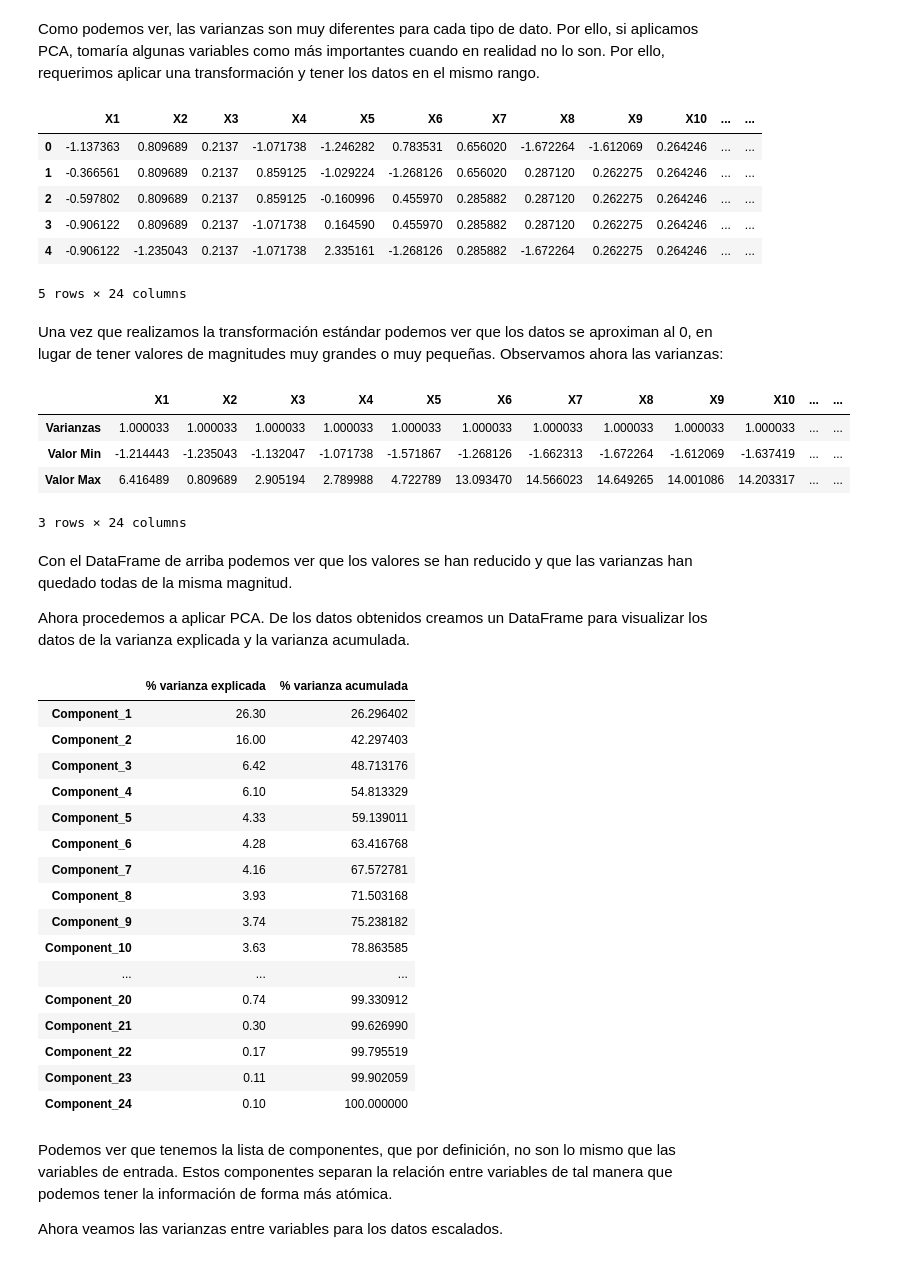
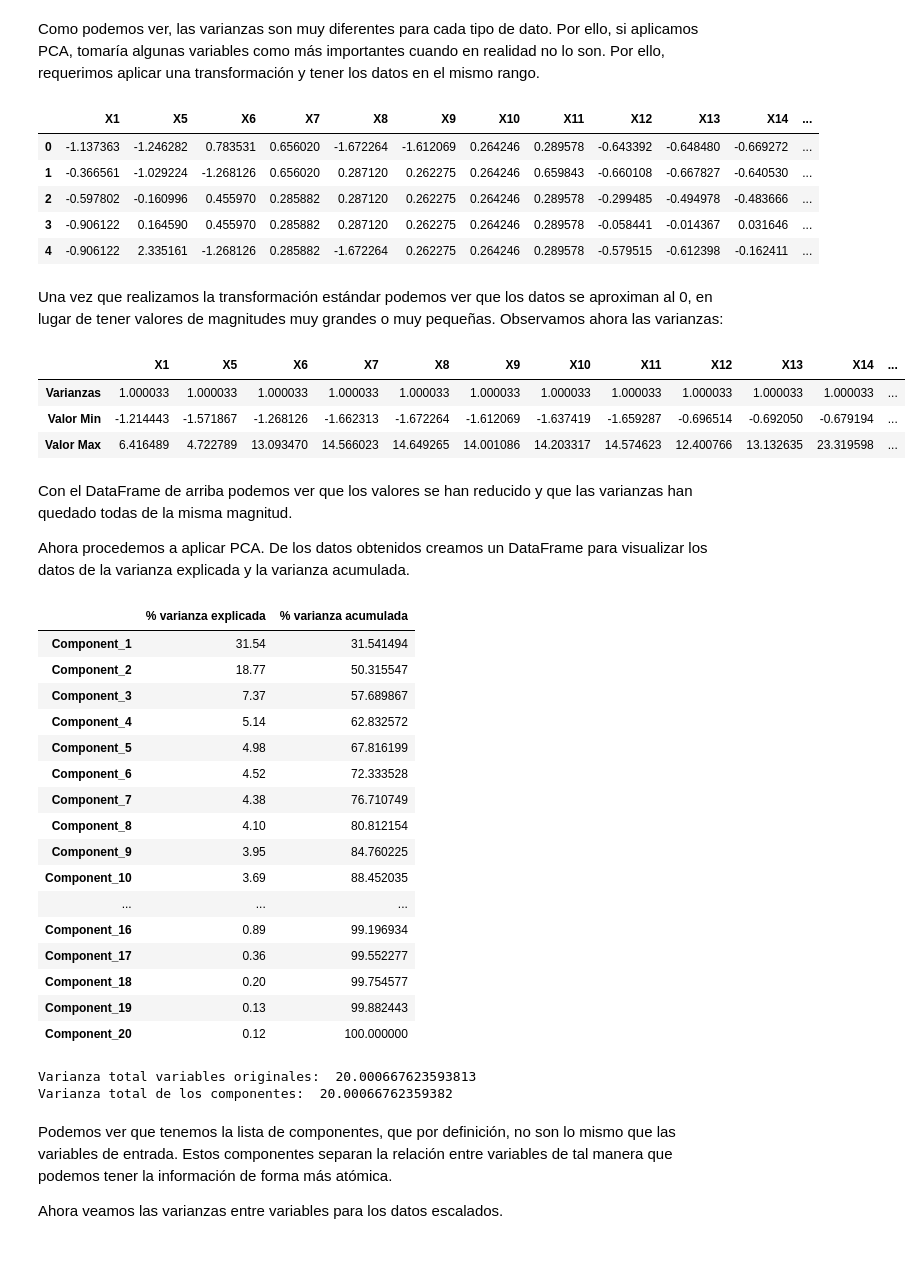
Before and after one commit to PosgradoMNA/actividades-del-projecto-equipo70, a Jupyter notebook: Semana4_5to11Oct/Módulo3_ActividadSemana4.ipynb, the cells around one changed output. Drawn from its saved outputs; the diff is of its cells as text; code cells hidden in the pictures.

```diff
--- a/Semana4_5to11Oct/Módulo3_ActividadSemana4.ipynb
+++ b/Semana4_5to11Oct/Módulo3_ActividadSemana4.ipynb
@@ -85,0 +90,3 @@ memory usage: 5.7 MB
+# %%
+df = df.drop(['X2', 'X3', 'X4', 'Y'], axis=1)
+df
@@ -126,30 +147,28 @@ scaled = scaler.fit_transform(df)
 scaled_df = pd.DataFrame(scaled, columns=df.columns)
 scaled_df.head()
 # %% [output]
-|  | X1 | X2 | X3 | X4 | X5 | X6 | X7 | X8 | X9 | X10 | ... | ... |
-| 0 | -1.137363 | 0.809689 | 0.2137 | -1.071738 | -1.246282 | 0.783531 | 0.656020 | -1.672264 | -1.612069 | 0.264246 | ... | ... |
-| 1 | -0.366561 | 0.809689 | 0.2137 | 0.859125 | -1.029224 | -1.268126 | 0.656020 | 0.287120 | 0.262275 | 0.264246 | ... | ... |
-| 2 | -0.597802 | 0.809689 | 0.2137 | 0.859125 | -0.160996 | 0.455970 | 0.285882 | 0.287120 | 0.262275 | 0.264246 | ... | ... |
-| 3 | -0.906122 | 0.809689 | 0.2137 | -1.071738 | 0.164590 | 0.455970 | 0.285882 | 0.287120 | 0.262275 | 0.264246 | ... | ... |
-| 4 | -0.906122 | -1.235043 | 0.2137 | -1.071738 | 2.335161 | -1.268126 | 0.285882 | -1.672264 | 0.262275 | 0.264246 | ... | ... |
+|  | X1 | X5 | X6 | X7 | X8 | X9 | X10 | X11 | X12 | X13 | X14 | ... |
+| 0 | -1.137363 | -1.246282 | 0.783531 | 0.656020 | -1.672264 | -1.612069 | 0.264246 | 0.289578 | -0.643392 | -0.648480 | -0.669272 | ... |
+| 1 | -0.366561 | -1.029224 | -1.268126 | 0.656020 | 0.287120 | 0.262275 | 0.264246 | 0.659843 | -0.660108 | -0.667827 | -0.640530 | ... |
+| 2 | -0.597802 | -0.160996 | 0.455970 | 0.285882 | 0.287120 | 0.262275 | 0.264246 | 0.289578 | -0.299485 | -0.494978 | -0.483666 | ... |
+| 3 | -0.906122 | 0.164590 | 0.455970 | 0.285882 | 0.287120 | 0.262275 | 0.264246 | 0.289578 | -0.058441 | -0.014367 | 0.031646 | ... |
+| 4 | -0.906122 | 2.335161 | -1.268126 | 0.285882 | -1.672264 | 0.262275 | 0.264246 | 0.289578 | -0.579515 | -0.612398 | -0.162411 | ... |
-5 rows × 24 columns
 # %% [markdown]
 Una vez que realizamos la transformación estándar podemos ver que los datos se aproximan al 0, en lugar de tener valores de magnitudes muy grandes o muy pequeñas. Observamos ahora las varianzas:
 # %%
 summary = {
-"Varianzas": scaled_df[df.columns.values].var()[0:25],
-"Valor Min": scaled_df[df.columns.values].min()[0:25],
-"Valor Max": scaled_df[df.columns.values].max()[0:25]
+"Varianzas": scaled_df[df.columns.values].var()[0:20],
+"Valor Min": scaled_df[df.columns.values].min()[0:20],
+"Valor Max": scaled_df[df.columns.values].max()[0:20]
 }
 
 # Podemos ver como DataFrame las varianzas
 pd.DataFrame(summary, index = df.columns.values).transpose()
 # %% [output]
-|  | X1 | X2 | X3 | X4 | X5 | X6 | X7 | X8 | X9 | X10 | ... | ... |
-| Varianzas | 1.000033 | 1.000033 | 1.000033 | 1.000033 | 1.000033 | 1.000033 | 1.000033 | 1.000033 | 1.000033 | 1.000033 | ... | ... |
-| Valor Min | -1.214443 | -1.235043 | -1.132047 | -1.071738 | -1.571867 | -1.268126 | -1.662313 | -1.672264 | -1.612069 | -1.637419 | ... | ... |
-| Valor Max | 6.416489 | 0.809689 | 2.905194 | 2.789988 | 4.722789 | 13.093470 | 14.566023 | 14.649265 | 14.001086 | 14.203317 | ... | ... |
+|  | X1 | X5 | X6 | X7 | X8 | X9 | X10 | X11 | X12 | X13 | X14 | ... |
+| Varianzas | 1.000033 | 1.000033 | 1.000033 | 1.000033 | 1.000033 | 1.000033 | 1.000033 | 1.000033 | 1.000033 | 1.000033 | 1.000033 | ... |
+| Valor Min | -1.214443 | -1.571867 | -1.268126 | -1.662313 | -1.672264 | -1.612069 | -1.637419 | -1.659287 | -0.696514 | -0.692050 | -0.679194 | ... |
+| Valor Max | 6.416489 | 4.722789 | 13.093470 | 14.566023 | 14.649265 | 14.001086 | 14.203317 | 14.574623 | 12.400766 | 13.132635 | 23.319598 | ... |
-3 rows × 24 columns
 # %% [markdown]
 Con el DataFrame de arriba podemos ver que los valores se han reducido y que las varianzas han quedado todas de la misma magnitud.
 
@@ -170,22 +189,29 @@ pcsSummary_df.index = pcs_labels
 pcsSummary_df
 # %% [output]
 |  | % varianza explicada | % varianza acumulada |
-| Component_1 | 26.30 | 26.296402 |
-| Component_2 | 16.00 | 42.297403 |
-| Component_3 | 6.42 | 48.713176 |
-| Component_4 | 6.10 | 54.813329 |
-| Component_5 | 4.33 | 59.139011 |
-| Component_6 | 4.28 | 63.416768 |
-| Component_7 | 4.16 | 67.572781 |
-| Component_8 | 3.93 | 71.503168 |
-| Component_9 | 3.74 | 75.238182 |
-| Component_10 | 3.63 | 78.863585 |
+| Component_1 | 31.54 | 31.541494 |
+| Component_2 | 18.77 | 50.315547 |
+| Component_3 | 7.37 | 57.689867 |
+| Component_4 | 5.14 | 62.832572 |
+| Component_5 | 4.98 | 67.816199 |
+| Component_6 | 4.52 | 72.333528 |
+| Component_7 | 4.38 | 76.710749 |
+| Component_8 | 4.10 | 80.812154 |
+| Component_9 | 3.95 | 84.760225 |
+| Component_10 | 3.69 | 88.452035 |
 | ... | ... | ... |
-| Component_20 | 0.74 | 99.330912 |
-| Component_21 | 0.30 | 99.626990 |
-| Component_22 | 0.17 | 99.795519 |
-| Component_23 | 0.11 | 99.902059 |
-| Component_24 | 0.10 | 100.000000 |
+| Component_16 | 0.89 | 99.196934 |
+| Component_17 | 0.36 | 99.552277 |
+| Component_18 | 0.20 | 99.754577 |
+| Component_19 | 0.13 | 99.882443 |
+| Component_20 | 0.12 | 100.000000 |
+# %%
+pcs_df = pd.DataFrame(pcs_t, columns = pcs_labels)
+print("Varianza total variables originales: ", scaled_df.var().sum())
+print("Varianza total de los componentes: ", pcs_df.var().sum())
+# %% [output]
+Varianza total variables originales:  20.000667623593813
+Varianza total de los componentes:  20.00066762359382
 # %% [markdown]
 Podemos ver que tenemos la lista de componentes, que por definición, no son lo mismo que las variables de entrada. Estos componentes separan la relación entre variables de tal manera que podemos tener la información de forma más atómica.
 
```
Also changed, not shown: parts of 18 cells of this notebook.
